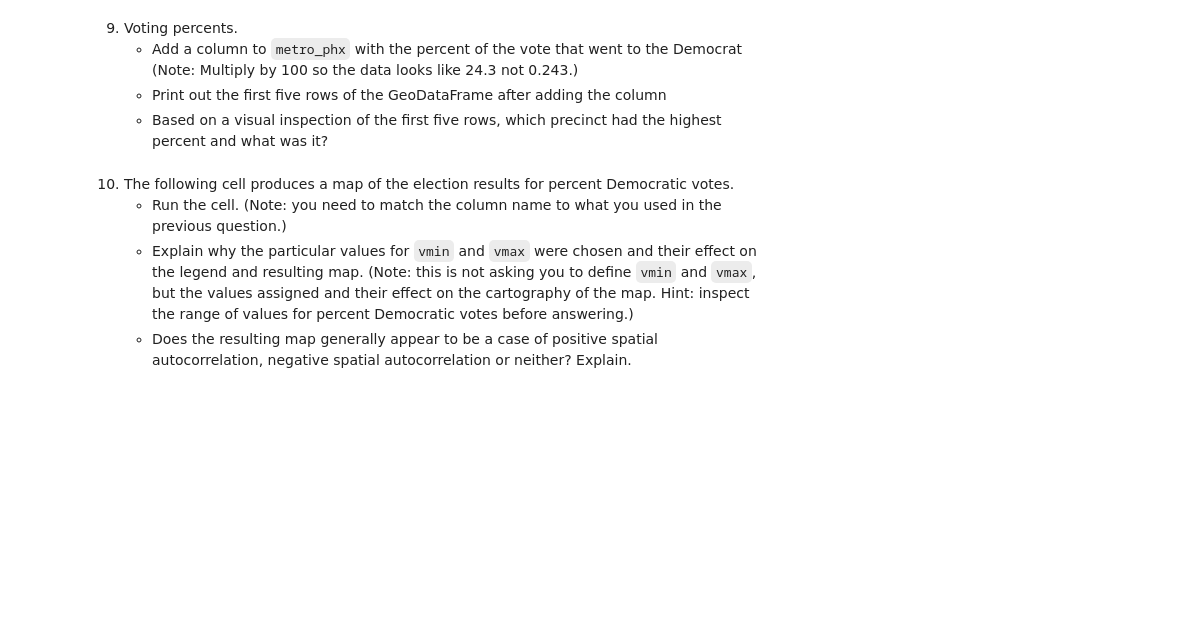
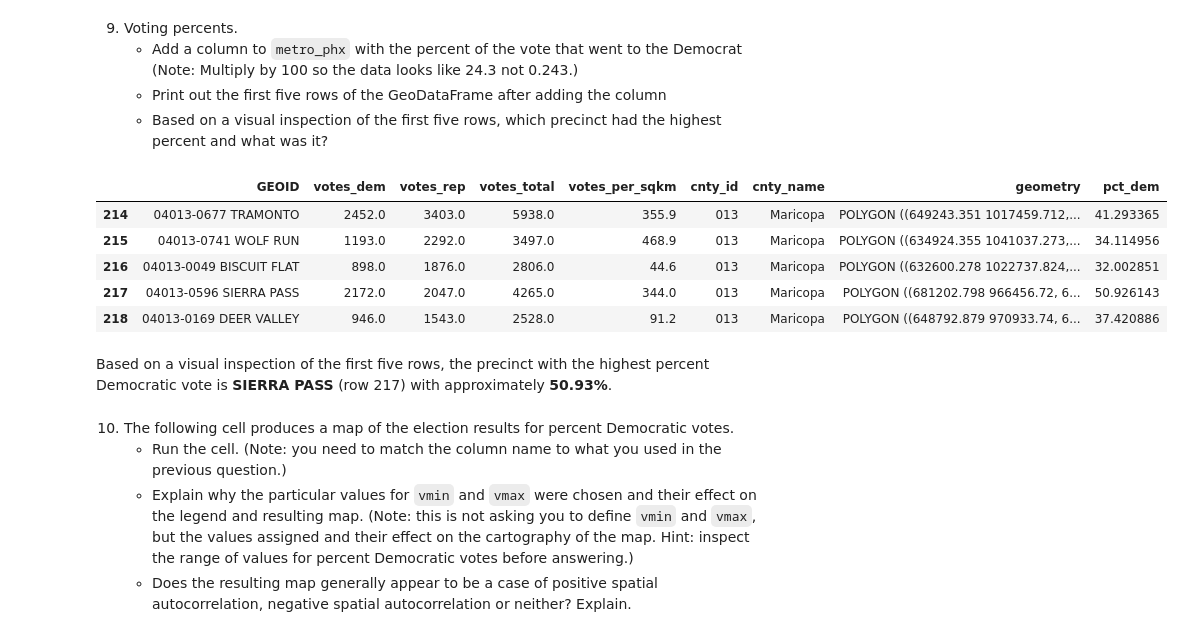
Before and after one commit to arrivingskills/da, a Jupyter notebook: exercises/exercise07.ipynb, the cells around one changed output. Saved outputs shown, nothing was run; the diff lists cells and outputs as text; code cells hidden in the pictures; blank space fills up the shorter version.

```diff
--- a/exercises/exercise07.ipynb
+++ b/exercises/exercise07.ipynb
@@ -104,6 +161,18 @@ NameError: name 'gpd' is not defined
     - Add a column to `metro_phx` with the percent of the vote that went to the Democrat (Note: Multiply by 100 so the data looks like 24.3 not 0.243.)
     - Print out the first five rows of the GeoDataFrame after adding the column
     - Based on a visual inspection of the first five rows, which precinct had the highest percent and what was it?
+# %%
+metro_phx['pct_dem'] = (metro_phx['votes_dem'] / metro_phx['votes_total']) * 100
+metro_phx.head()
+# %% [output]
+|  | GEOID | votes_dem | votes_rep | votes_total | votes_per_sqkm | cnty_id | cnty_name | geometry | pct_dem |
+| 214 | 04013-0677 TRAMONTO | 2452.0 | 3403.0 | 5938.0 | 355.9 | 013 | Maricopa | POLYGON ((649243.351 1017459.712,... | 41.293365 |
+| 215 | 04013-0741 WOLF RUN | 1193.0 | 2292.0 | 3497.0 | 468.9 | 013 | Maricopa | POLYGON ((634924.355 1041037.273,... | 34.114956 |
+| 216 | 04013-0049 BISCUIT FLAT | 898.0 | 1876.0 | 2806.0 | 44.6 | 013 | Maricopa | POLYGON ((632600.278 1022737.824,... | 32.002851 |
+| 217 | 04013-0596 SIERRA PASS | 2172.0 | 2047.0 | 4265.0 | 344.0 | 013 | Maricopa | POLYGON ((681202.798 966456.72, 6... | 50.926143 |
+| 218 | 04013-0169 DEER VALLEY | 946.0 | 1543.0 | 2528.0 | 91.2 | 013 | Maricopa | POLYGON ((648792.879 970933.74, 6... | 37.420886 |
+# %% [markdown]
+Based on a visual inspection of the first five rows, the precinct with the highest percent Democratic vote is **SIERRA PASS** (row 217) with approximately **50.93%**.
 # %% [markdown]
 10. The following cell produces a map of the election results for percent Democratic votes.
     - Run the cell. (Note: you need to match the column name to what you used in the previous question.)
```
Also changed, not shown: parts of 31 cells of this notebook, 7 other files.
